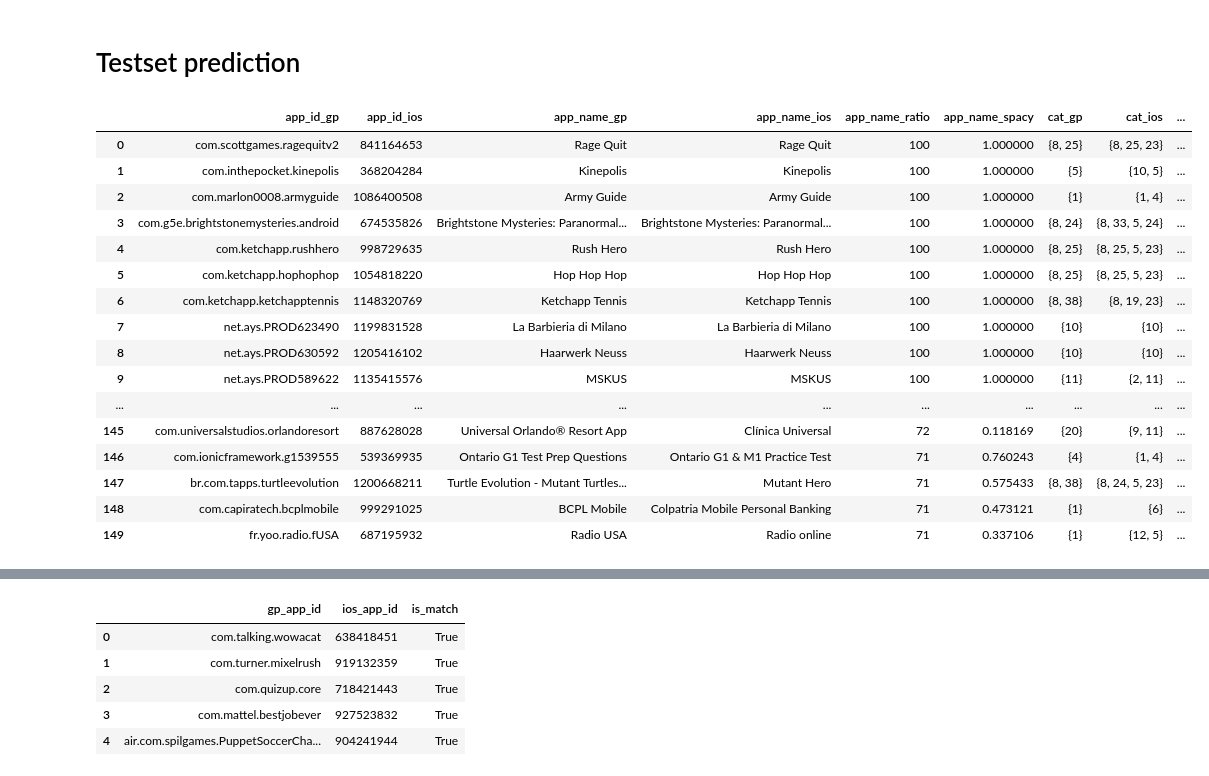
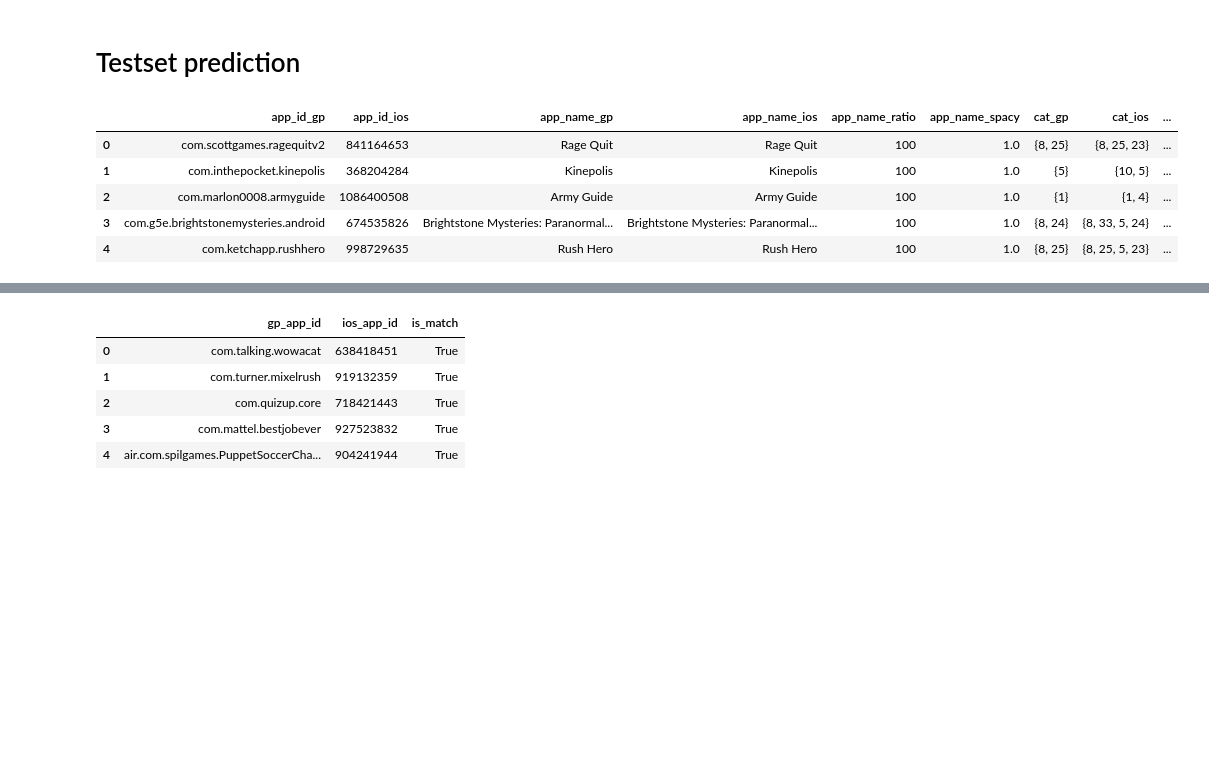
Before and after one commit to miliar/app-name-matching, a Jupyter notebook: main.ipynb, the cells around one changed output, grey strips where cells are left out. Drawn from its saved outputs; the diff is of its cells as text; code cells hidden in the pictures; blank space fills up the shorter version.

```diff
--- a/main.ipynb
+++ b/main.ipynb
@@ -368,27 +362,16 @@ model = pickle.load(open(f'{PATH}model_rf','rb'))
 # %%
 #Looking at data sorted by new features
 df_ratio.sort_values(by=['app_name_ratio','app_name_spacy',
                          'publisher_name_ratio','publisher_name_spacy',
                          'cat_jaccard',
-                         'categories_ratio','categories_spacy'],ascending=False).reset_index(drop=True).head(150)
+                         'categories_ratio','categories_spacy'],ascending=False).reset_index(drop=True).head()
 # %% [output]
 |  | app_id_gp | app_id_ios | app_name_gp | app_name_ios | app_name_ratio | app_name_spacy | cat_gp | cat_ios | ... |
-| 0 | com.scottgames.ragequitv2 | 841164653 | Rage Quit | Rage Quit | 100 | 1.000000 | {8, 25} | {8, 25, 23} | ... |
-| 1 | com.inthepocket.kinepolis | 368204284 | Kinepolis | Kinepolis | 100 | 1.000000 | {5} | {10, 5} | ... |
-| 2 | com.marlon0008.armyguide | 1086400508 | Army Guide | Army Guide | 100 | 1.000000 | {1} | {1, 4} | ... |
-| 3 | com.g5e.brightstonemysteries.android | 674535826 | Brightstone Mysteries: Paranormal... | Brightstone Mysteries: Paranormal... | 100 | 1.000000 | {8, 24} | {8, 33, 5, 24} | ... |
-| 4 | com.ketchapp.rushhero | 998729635 | Rush Hero | Rush Hero | 100 | 1.000000 | {8, 25} | {8, 25, 5, 23} | ... |
-| 5 | com.ketchapp.hophophop | 1054818220 | Hop Hop Hop | Hop Hop Hop | 100 | 1.000000 | {8, 25} | {8, 25, 5, 23} | ... |
-| 6 | com.ketchapp.ketchapptennis | 1148320769 | Ketchapp Tennis | Ketchapp Tennis | 100 | 1.000000 | {8, 38} | {8, 19, 23} | ... |
-| 7 | net.ays.PROD623490 | 1199831528 | La Barbieria di Milano | La Barbieria di Milano | 100 | 1.000000 | {10} | {10} | ... |
-| 8 | net.ays.PROD630592 | 1205416102 | Haarwerk Neuss | Haarwerk Neuss | 100 | 1.000000 | {10} | {10} | ... |
-| 9 | net.ays.PROD589622 | 1135415576 | MSKUS | MSKUS | 100 | 1.000000 | {11} | {2, 11} | ... |
-| ... | ... | ... | ... | ... | ... | ... | ... | ... | ... |
-| 145 | com.universalstudios.orlandoresort | 887628028 | Universal Orlando® Resort App | Clínica Universal | 72 | 0.118169 | {20} | {9, 11} | ... |
-| 146 | com.ionicframework.g1539555 | 539369935 | Ontario G1 Test Prep Questions | Ontario G1 & M1 Practice Test | 71 | 0.760243 | {4} | {1, 4} | ... |
-| 147 | br.com.tapps.turtleevolution | 1200668211 | Turtle Evolution - Mutant Turtles... | Mutant Hero | 71 | 0.575433 | {8, 38} | {8, 24, 5, 23} | ... |
-| 148 | com.capiratech.bcplmobile | 999291025 | BCPL Mobile | Colpatria Mobile Personal Banking | 71 | 0.473121 | {1} | {6} | ... |
-| 149 | fr.yoo.radio.fUSA | 687195932 | Radio USA | Radio online | 71 | 0.337106 | {1} | {12, 5} | ... |
+| 0 | com.scottgames.ragequitv2 | 841164653 | Rage Quit | Rage Quit | 100 | 1.0 | {8, 25} | {8, 25, 23} | ... |
+| 1 | com.inthepocket.kinepolis | 368204284 | Kinepolis | Kinepolis | 100 | 1.0 | {5} | {10, 5} | ... |
+| 2 | com.marlon0008.armyguide | 1086400508 | Army Guide | Army Guide | 100 | 1.0 | {1} | {1, 4} | ... |
+| 3 | com.g5e.brightstonemysteries.android | 674535826 | Brightstone Mysteries: Paranormal... | Brightstone Mysteries: Paranormal... | 100 | 1.0 | {8, 24} | {8, 33, 5, 24} | ... |
+| 4 | com.ketchapp.rushhero | 998729635 | Rush Hero | Rush Hero | 100 | 1.0 | {8, 25} | {8, 25, 5, 23} | ... |
 # %%
 df_random_forest = df_ratio.drop(['app_id_gp','app_id_ios','app_name_gp','app_name_ios','cat_gp','cat_ios','categories_gp','categories_ios','publisher_name_gp','publisher_name_ios'],axis=1)
 df_ratio['predict'] = model.predict(df_random_forest)
```
Also changed, not shown: parts of 4 cells of this notebook.
